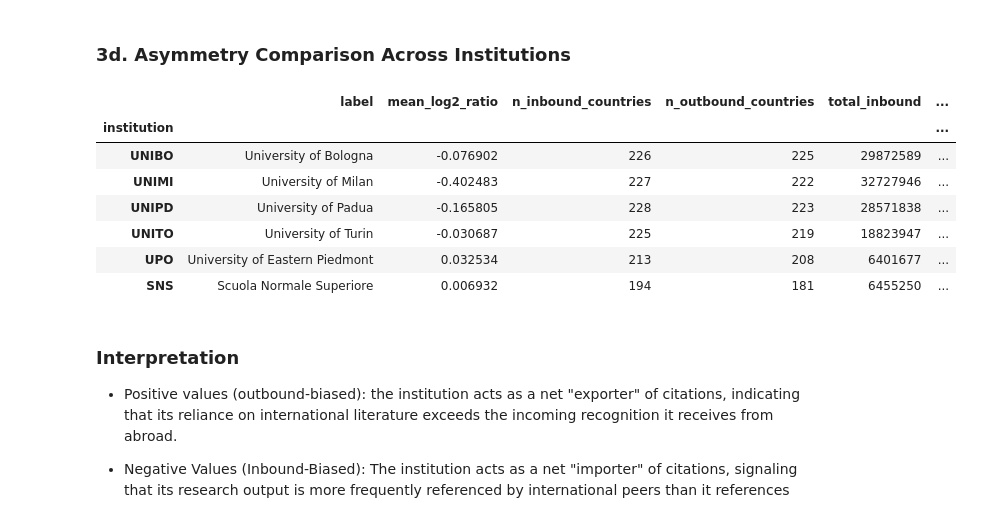
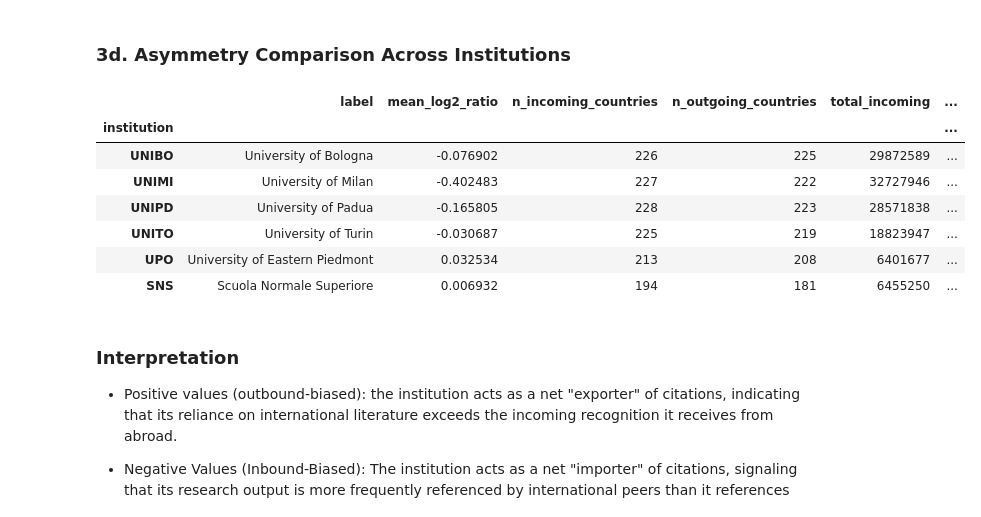
Before and after one commit to open-sci/2025-2026, a Jupyter notebook: bloom/map_of_italian_science/data_viz/map_of_italian_science_countries.ipynb, the cells around one changed output. Saved outputs shown, nothing was run; the diff lists cells and outputs as text; code cells hidden in the pictures.

```diff
--- a/bloom/map_of_italian_science/data_viz/map_of_italian_science_countries.ipynb
+++ b/bloom/map_of_italian_science/data_viz/map_of_italian_science_countries.ipynb
@@ -720,37 +720,37 @@ for idx, inst in enumerate(INST_ORDER):
 
     color = INST_COLORS[inst]
 
-    # Inbound bars go LEFT (negative x)
+    # incoming bars go LEFT (negative x)
     fig.add_trace(go.Bar(
-        x=-top["inbound_count"],
+        x=-top["incoming_count"],
         y=top["country_name"],
         orientation="h",
-        name="Inbound",
-        marker_color=DIR_COLORS["inbound"],
+        name="incoming",
+        marker_color=DIR_COLORS["incoming"],
         showlegend=(idx == 0),
-        legendgroup="inbound",
-        hovertemplate="<b>%{y}</b><br>Inbound: %{customdata:,}<extra></extra>",
-        customdata=top["inbound_count"],
+        legendgroup="incoming",
+        hovertemplate="<b>%{y}</b><br>incoming: %{customdata:,}<extra></extra>",
+        customdata=top["incoming_count"],
     ), row=row, col=col)
 
-    # Outbound bars go RIGHT (positive x)
+    # outgoing bars go RIGHT (positive x)
     fig.add_trace(go.Bar(
-        x=top["outbound_count"],
+        x=top["outgoing_count"],
         y=top["country_name"],
         orientation="h",
-        name="Outbound",
-        marker_color=DIR_COLORS["outbound"],
+        name="outgoing",
+        marker_color=DIR_COLORS["outgoing"],
         showlegend=(idx == 0),
-        legendgroup="outbound",
-        hovertemplate="<b>%{y}</b><br>Outbound: %{customdata:,}<extra></extra>",
-        customdata=top["outbound_count"],
+        legendgroup="outgoing",
+        hovertemplate="<b>%{y}</b><br>outgoing: %{customdata:,}<extra></extra>",
+        customdata=top["outgoing_count"],
     ), row=row, col=col)
 
     # Zero line per subplot
     fig.add_vline(x=0, line_width=1, line_color="gray", row=row, col=col)
 
 fig.update_layout(
-    title=f"Inbound vs Outbound Citation Partners — Top {TOP_N} Countries per Institution (excl. Italy)",
+    title=f"incoming vs outgoing Citation Partners — Top {TOP_N} Countries per Institution (excl. Italy)",
     title_x=0.5,
     barmode="overlay",
     template="plotly_white",
@@ -768,7 +768,7 @@ for idx, inst in enumerate(INST_ORDER):
     df = load_institution(inst, exclude_self=True)
     wide = pivot_directions(df)
     top = wide.head(TOP_N)
-    max_val = max(top["inbound_count"].max(), top["outbound_count"].max()) * 1.1
+    max_val = max(top["incoming_count"].max(), top["outgoing_count"].max()) * 1.1
     xaxis_key = "xaxis" if idx == 0 else f"xaxis{idx+1}"
     fig.layout[xaxis_key].update(range=[-max_val, max_val])
 
@@ -920,29 +920,29 @@ These deviations indicate that while the Italian science core operates within a
 # %%
 # For each institution compute the mean log2_ratio across its top countries
 # as a summary measure of net citation balance
 
 summary_rows = []
 for inst in INSTITUTIONS:
     df = load_institution(inst, exclude_self=True)
     wide = pivot_directions(df)
     top20 = wide.head(20)
     summary_rows.append({
         "institution": inst,
         "label": INSTITUTION_LABELS[inst],
         "mean_log2_ratio": top20["log2_ratio"].mean(),
-        "n_inbound_countries": (df[df["direction"]=="inbound"]["count"] > 0).sum(),
-        "n_outbound_countries": (df[df["direction"]=="outbound"]["count"] > 0).sum(),
-        "total_inbound": df[df["direction"]=="inbound"]["count"].sum(),
-        "total_outbound": df[df["direction"]=="outbound"]["count"].sum(),
+        "n_incoming_countries": (df[df["direction"]=="incoming"]["count"] > 0).sum(),
+        "n_outgoing_countries": (df[df["direction"]=="outgoing"]["count"] > 0).sum(),
+        "total_incoming": df[df["direction"]=="incoming"]["count"].sum(),
+        "total_outgoing": df[df["direction"]=="outgoing"]["count"].sum(),
     })
 
 summary = pd.DataFrame(summary_rows)
-summary["total"] = summary["total_inbound"] + summary["total_outbound"]
-summary["pct_outbound"] = summary["total_outbound"] / summary["total"] * 100
+summary["total"] = summary["total_incoming"] + summary["total_outgoing"]
+summary["pct_outgoing"] = summary["total_outgoing"] / summary["total"] * 100
 summary.set_index("institution", inplace=True)
 summary
 # %% [output]
-|  | label | mean_log2_ratio | n_inbound_countries | n_outbound_countries | total_inbound | ... |
+|  | label | mean_log2_ratio | n_incoming_countries | n_outgoing_countries | total_incoming | ... |
 | institution |  |  |  |  |  | ... |
 | UNIBO | University of Bologna | -0.076902 | 226 | 225 | 29872589 | ... |
 | UNIMI | University of Milan | -0.402483 | 227 | 222 | 32727946 | ... |
```
Also changed, not shown: parts of 15 cells of this notebook.
